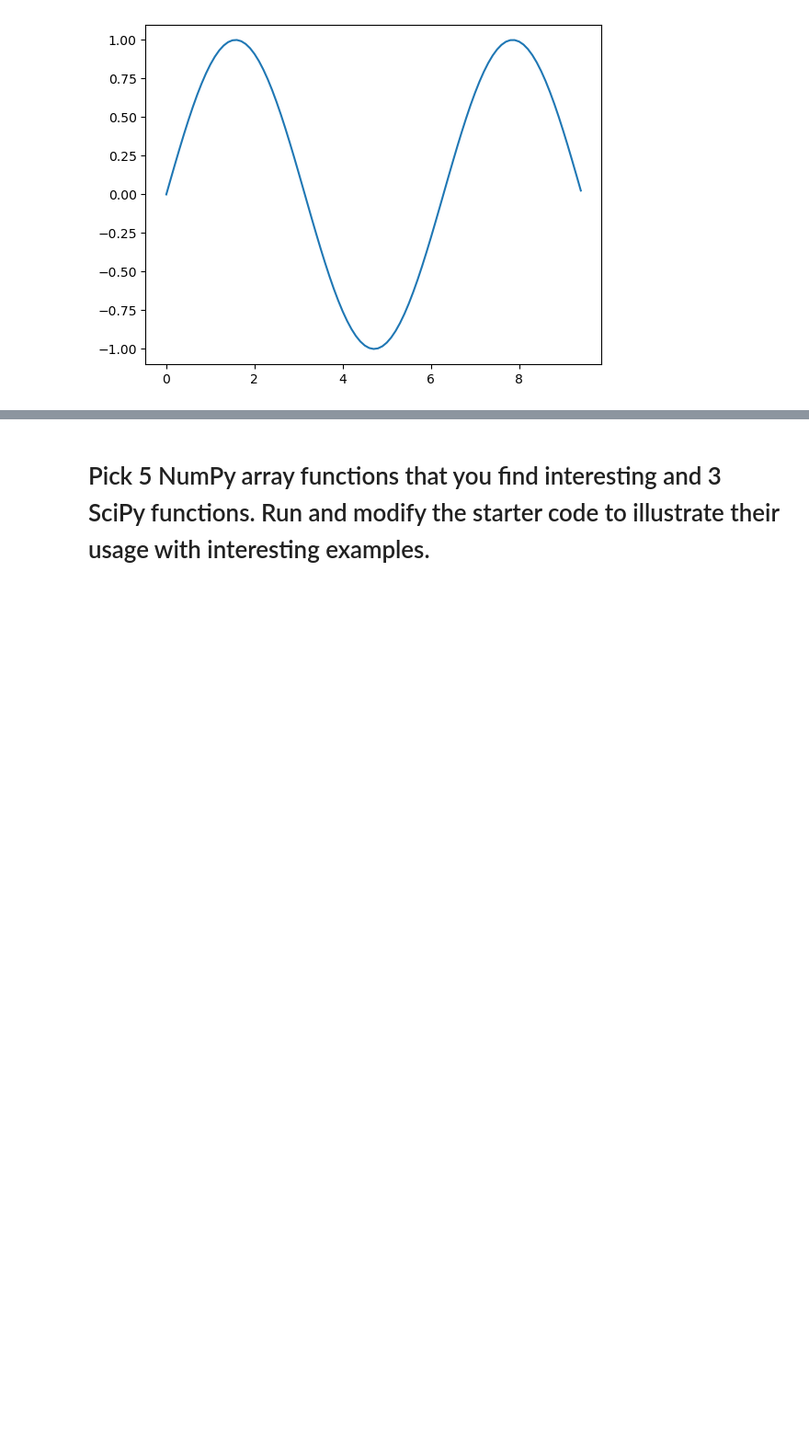
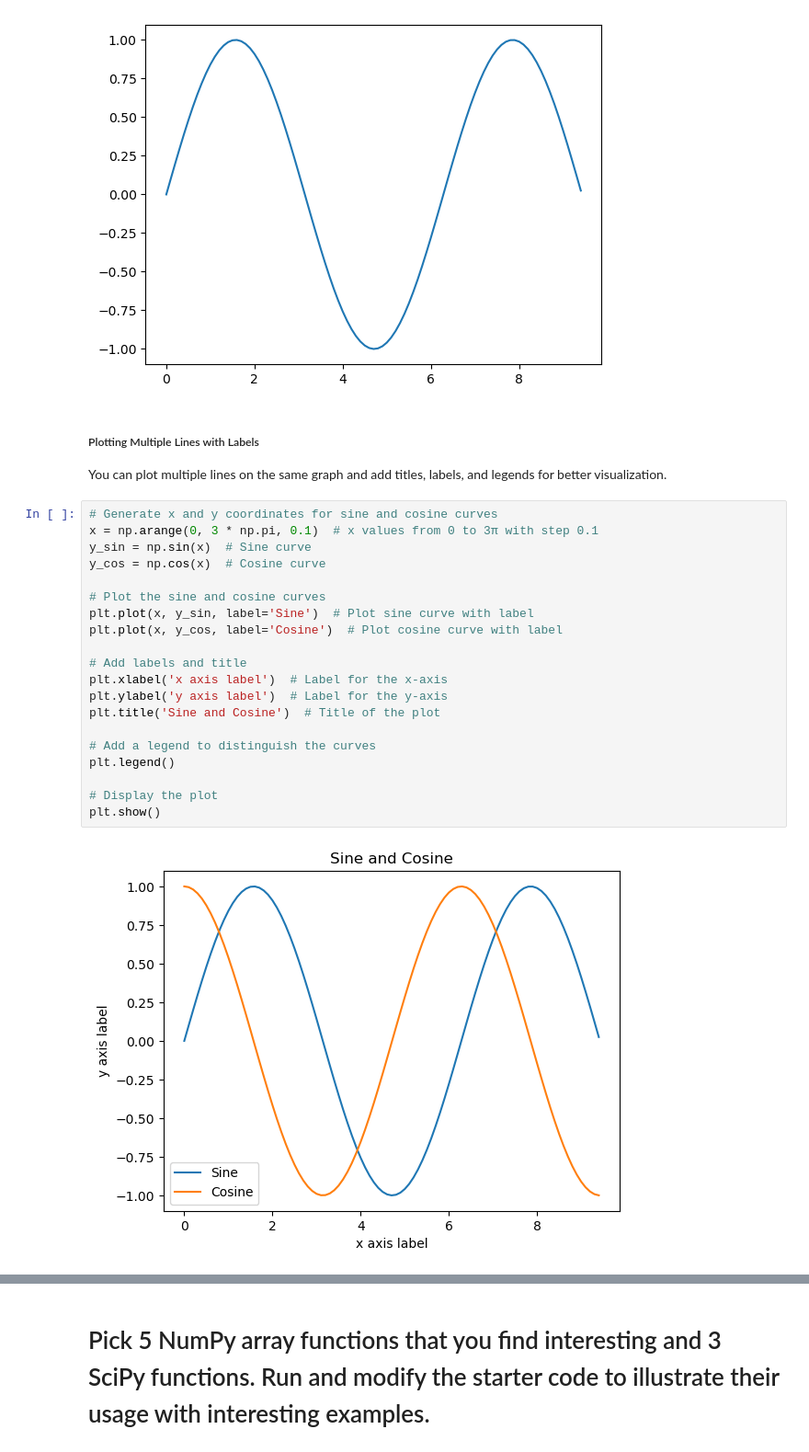
Before and after one commit to DiazHumberto/Lab-3, a Jupyter notebook: Lab_Exercise_2.ipynb, the cells around one changed output, grey strips where cells are left out. Shown: that part at 92% size. Cells and saved outputs as stored; diff of their text form; blank space fills up the shorter version.

Commit message:
revised version, next step: second revision

```diff
--- a/Lab_Exercise_2.ipynb
+++ b/Lab_Exercise_2.ipynb
@@ -460,3 +716,28 @@ plt.plot(x, y)  # Plot the sine curve
 plt.show()  # Display the plot
 # %% [output]
 [figure]
+# %% [markdown]
+##### Plotting Multiple Lines with Labels
+You can plot multiple lines on the same graph and add titles, labels, and legends for better visualization.
+# %%
+# Generate x and y coordinates for sine and cosine curves
+x = np.arange(0, 3 * np.pi, 0.1)  # x values from 0 to 3π with step 0.1
+y_sin = np.sin(x)  # Sine curve
+y_cos = np.cos(x)  # Cosine curve
+
+# Plot the sine and cosine curves
+plt.plot(x, y_sin, label='Sine')  # Plot sine curve with label
+plt.plot(x, y_cos, label='Cosine')  # Plot cosine curve with label
+
+# Add labels and title
+plt.xlabel('x axis label')  # Label for the x-axis
+plt.ylabel('y axis label')  # Label for the y-axis
+plt.title('Sine and Cosine')  # Title of the plot
+
+# Add a legend to distinguish the curves
+plt.legend()
+
+# Display the plot
+plt.show()
+# %% [output]
+[figure, added]
```
Also changed, not shown: parts of 58 cells of this notebook.
